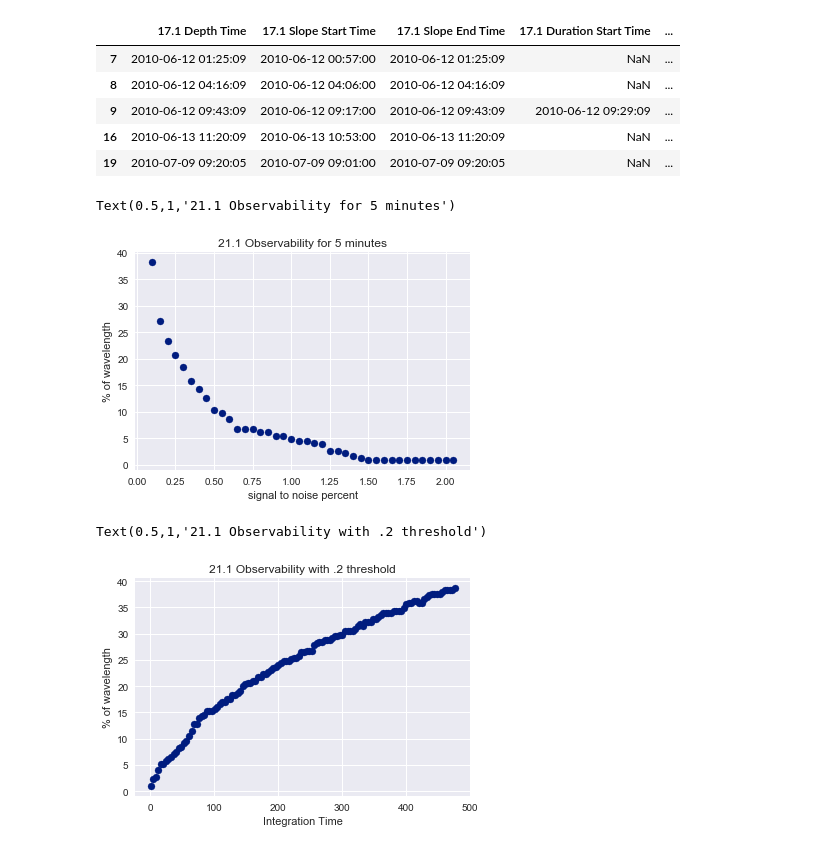
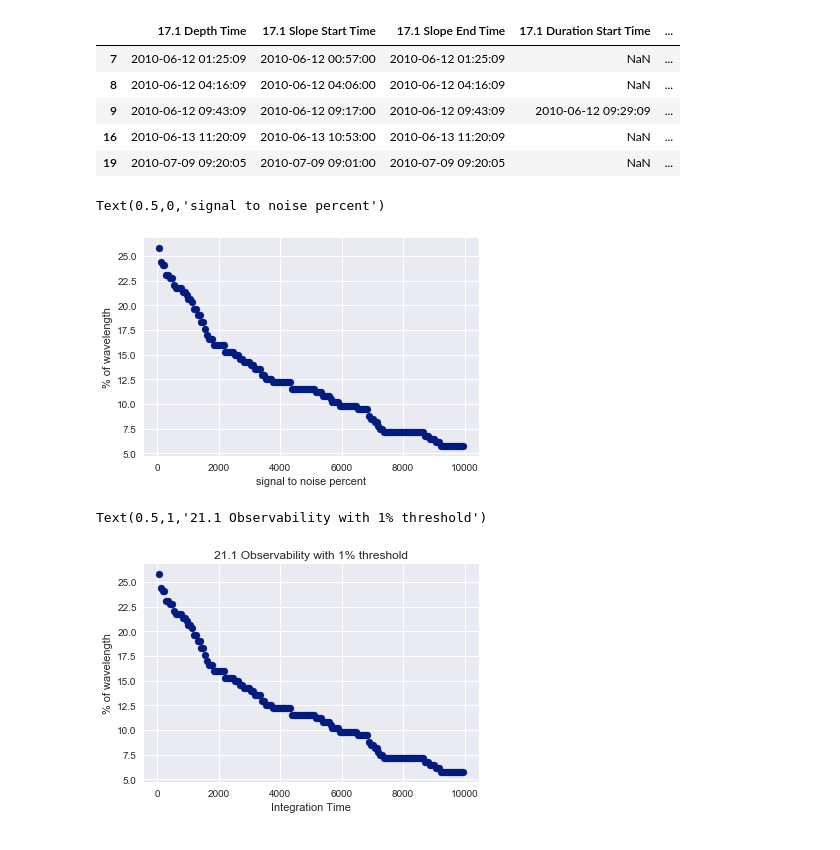
Before and after one commit to EmiliaWilson/Machine_Learning_on_Solar_Eruptive_Events, a Jupyter notebook: Notebooks and data/Observability Calculator.ipynb, the cells around one changed output. Cells and saved outputs as stored; diff of their text form; code cells hidden in the pictures.

Commit message:
fixed the observability calc, added some graphs.

```diff
--- a/Notebooks and data/Observability Calculator.ipynb
+++ b/Notebooks and data/Observability Calculator.ipynb
@@ -98,7 +98,7 @@ def observability_calc(wavelengths, integrationTime, stnPerent):
         for i in range(len(sith)):
             if(np.isnan(durations[i])):
                 pte.append(stp[i])
-                ste.append(stp[i] + stp[i])
+                ste.append(stp[i] * 2)
             else:
                 pte.append(durations[i] - stp[i])
                 ste.append(durations[i])
@@ -120,7 +120,9 @@ def observability_calc(wavelengths, integrationTime, stnPerent):
             else:
                 #This lets us sample the “best” of the depth from both the incoming and recovery phase
                 t1 = integrationTime / (1 + s1[i]/s2[i])
-                ap.append((.5*(t1*(t1 * s1[i])) + t1*(t1*s1[i]*(s1[i]/s2[i])))/integrationTime)
+                temp1 = .5*(t1 * t1 * s1[i])
+                temp2 = .5*t1*(t1*s1[i]* s1[i]/s2[i])
+                ap.append(dd[i] - ((temp1 + temp2)/integrationTime))
 
                 # i.e. if the dimming is longer than the estimated integration time, then we want to focus in on
                 #the strongest dimming period to determine (if we’re lucky) how strong the integrated dimming will be.
@@ -133,6 +135,7 @@ def observability_calc(wavelengths, integrationTime, stnPerent):
         for i in range(len(sith)):
             if not np.isnan(ap[i]) and ap[i] >= stnPerent:
                 num_dimmings_above_thres += 1
+                #print('ap: ', ap[i], ' dd: ', dd[i], ' ste: ', ste[i])
 
         #shows the percent in the entire jedi catalog
         percent_above_jedi = (num_dimmings_above_thres / len(sith)) * 100
@@ -151,9 +154,9 @@ def observability_calc(wavelengths, integrationTime, stnPerent):
     return output_df
 # %%
 list1, list2 = [], []
-for index, val in enumerate(np.arange(.1, 2.1, .05)):
-    output = observability_calc(['18.0'], 480, val)
-    list1.append(output.loc[:, '18.0 NP for wavelength[%]'].values[:1])
+for index, val in enumerate(np.arange(60, 360, 60)):
+    output = observability_calc(['21.1'], val, 1)
+    list1.append(output.loc[:, '21.1 NP for wavelength[%]'].values[:1])
     list2.append(val)
 # %%
 info_df = pd.DataFrame(list1)
@@ -161,9 +164,9 @@ info_df.insert(1, '1', list2)
 # %%
 plt.scatter(info_df.iloc[:, 1], info_df.iloc[:, 0]);
 plt.ylabel('% of wavelength')
 plt.xlabel('signal to noise percent')
-plt.title('21.1 Observability for 5 minutes')
+#plt.title('21.1 Observability for 60 minutes')
 #plt.savefig('21.1Observability5.png', format='png', dpi=1200)
 # %% [output]
-Text(0.5,1,'21.1 Observability for 5 minutes')
+Text(0.5,0,'signal to noise percent')
-[figure, old version]
+[figure, new version]
@@ -180,8 +177,8 @@ info_df2.insert(1, '1', list2)
 plt.scatter(info_df2.iloc[:, 1], info_df2.iloc[:, 0]);
 plt.ylabel('% of wavelength')
 plt.xlabel('Integration Time')
-plt.title('21.1 Observability with .2 threshold')
+plt.title('21.1 Observability with 1% threshold')
 #plt.savefig('21.1Observability5.png', format='png', dpi=1200)
 # %% [output]
-Text(0.5,1,'21.1 Observability with .2 threshold')
+Text(0.5,1,'21.1 Observability with 1% threshold')
-[figure, old version]
+[figure, new version]
```
Also changed, not shown: parts of 6 cells of this notebook.
